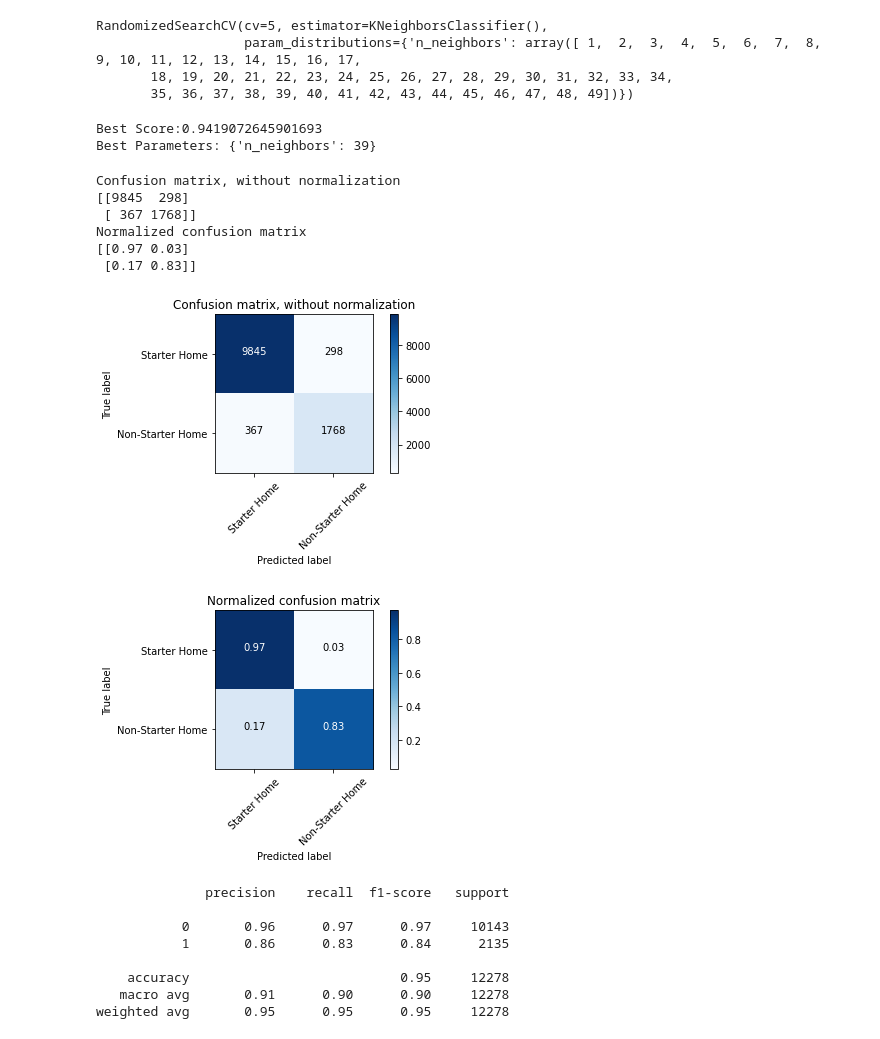
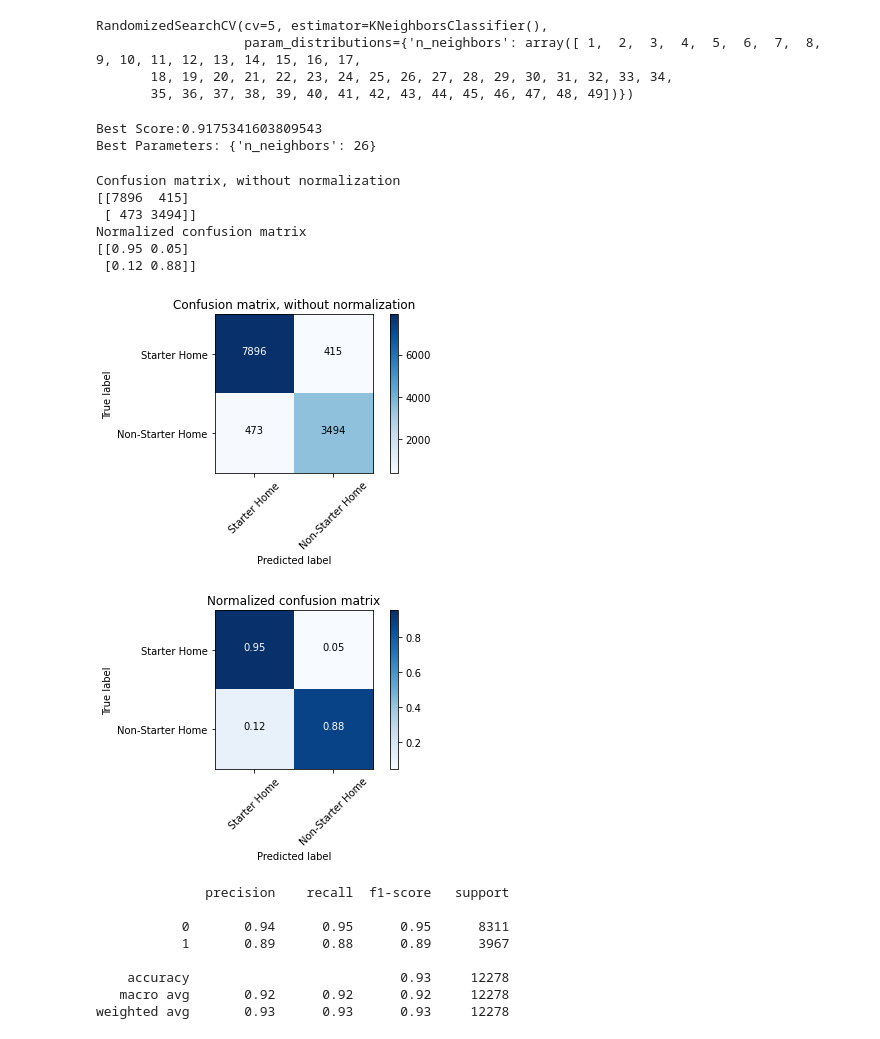
Before and after one commit to WillRobinson152/JacksonvilleHousingAnalysis, a Jupyter notebook: 5.ModelData.ipynb, the cells around one changed output. Cells and saved outputs as stored; diff of their text form; code cells hidden in the pictures.

Commit message:
Updated KNN classifier, removed duplicate notebooks, uploaded report pdf.

```diff
--- a/5.ModelData.ipynb
+++ b/5.ModelData.ipynb
@@ -177,11 +177,13 @@ sns.heatmap(df2[features].corr(),annot=True,cbar=False,fmt='0.00')
 <AxesSubplot:>
 [figure]
 # %%
-df2['starter'] = [1 if x <= 120000 else 0 for x in df2.price]
+df2['p_rank'] = df2.price.rank(pct=True)
+df2['starter'] = [1 if x <= 0.33 else 0 for x in df2.p_rank]
 df2['starter'] = df2['starter'].astype('category')
 # %%
 features = df2.columns.to_list()
 features.remove('price')
+features.remove('p_rank')
 features.remove('starter')
 
 X = df2[features]
@@ -354,32 +356,36 @@ y_pred = knn_cv.predict(X_test)
 print("Best Score:" + str(knn_cv.best_score_))
 print("Best Parameters: " + str(knn_cv.best_params_))
 # %% [output]
-Best Score:0.9419072645901693
-Best Parameters: {'n_neighbors': 39}
+Best Score:0.9175341603809543
+Best Parameters: {'n_neighbors': 26}
 # %%
+knn = KNeighborsClassifier(n_neighbors=28)
+knn.fit(X,y)
+y_pred = knn.predict(X_test)
+
 cnf_matrix = confusion_matrix(y_test, y_pred)
 np.set_printoptions(precision=2)
 
 # Plot non-normalized confusion matrix
 plt.figure()
 plot_confusion_matrix(cnf_matrix, classes=class_names,
                       title='Confusion matrix, without normalization')
 #plt.savefig('figures/RF_cm_multi_class.png')
 
 # Plot normalized confusion matrix
 plt.figure()
 plot_confusion_matrix(cnf_matrix, classes=class_names, normalize=True,
                       title='Normalized confusion matrix')
 #plt.savefig('figures/RF_cm_proportion_multi_class.png', bbox_inches="tight")
 plt.show()
 # %% [output]
 Confusion matrix, without normalization
-[[9845  298]
- [ 367 1768]]
+[[7896  415]
+ [ 473 3494]]
 Normalized confusion matrix
-[[0.97 0.03]
- [0.17 0.83]]
+[[0.95 0.05]
+ [0.12 0.88]]
-[figure, old version]
+[figure, new version]
 [figure]
 # %%
 from sklearn.metrics import classification_report
@@ -387,9 +393,9 @@ print(classification_report(y_test, y_pred))
 # %% [output]
               precision    recall  f1-score   support
 
-           0       0.96      0.97      0.97     10143
-           1       0.86      0.83      0.84      2135
+           0       0.94      0.95      0.95      8311
+           1       0.89      0.88      0.89      3967
 
-    accuracy                           0.95     12278
-   macro avg       0.91      0.90      0.90     12278
-weighted avg       0.95      0.95      0.95     12278
+    accuracy                           0.93     12278
+   macro avg       0.92      0.92      0.92     12278
+weighted avg       0.93      0.93      0.93     12278
```
Also changed, not shown: parts of 3 cells of this notebook, 3 other files.
